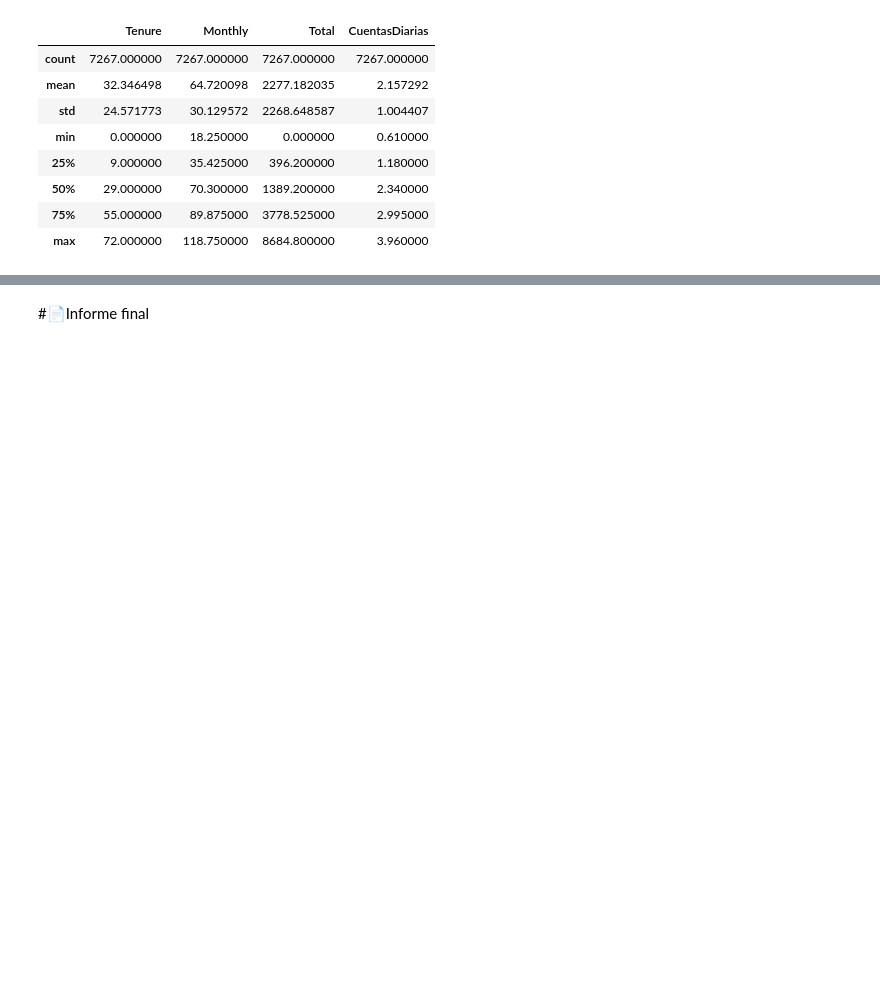
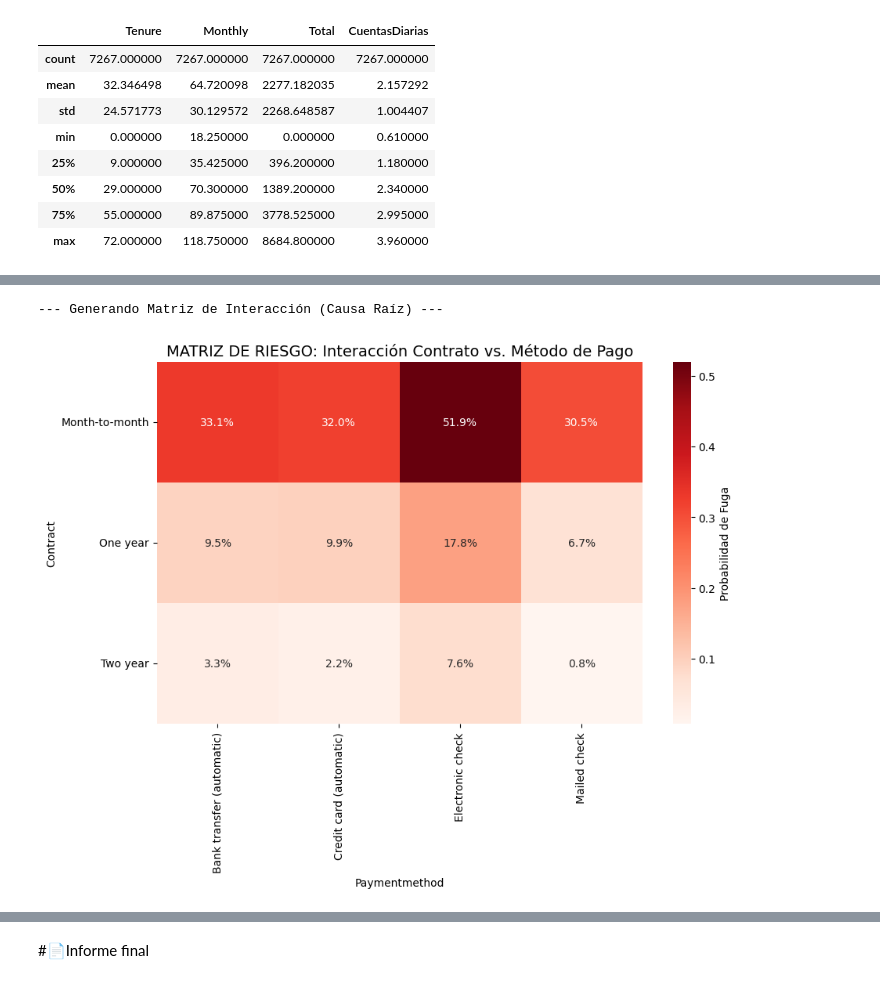
Before and after one commit to marianotorresleyva/challenge2-data-science-latam, a Jupyter notebook: TelecomX_LATAM.ipynb, the cells around one changed output, grey strips where cells are left out. Saved outputs shown, nothing was run; the diff lists cells and outputs as text; code cells hidden in the pictures; blank space fills up the shorter version.

```diff
--- a/TelecomX_LATAM.ipynb
+++ b/TelecomX_LATAM.ipynb
@@ -246,0 +239,17 @@ plt.show()
+# %%
+# ==========================================
+# 3. LA "MATRIZ DE LA MUERTE" (HEATMAP)
+# ==========================================
+print("--- Generando Matriz de Interacción (Causa Raíz) ---")
+
+# Tabla pivote: Contrato vs Método de Pago
+pivot_risk = df.pivot_table(index='Contract', columns='Paymentmethod', values='ChurnNum', aggfunc='mean')
+
+plt.figure(figsize=(10, 6))
+sns.heatmap(pivot_risk, annot=True, fmt=".1%", cmap="Reds", cbar_kws={'label': 'Probabilidad de Fuga'})
+plt.title('MATRIZ DE RIESGO: Interacción Contrato vs. Método de Pago', fontsize=14)
+plt.yticks(rotation=0)
+plt.show()
+# %% [output]
+--- Generando Matriz de Interacción (Causa Raíz) ---
+[figure, added]
```
Also changed, not shown: parts of 14 cells of this notebook.
